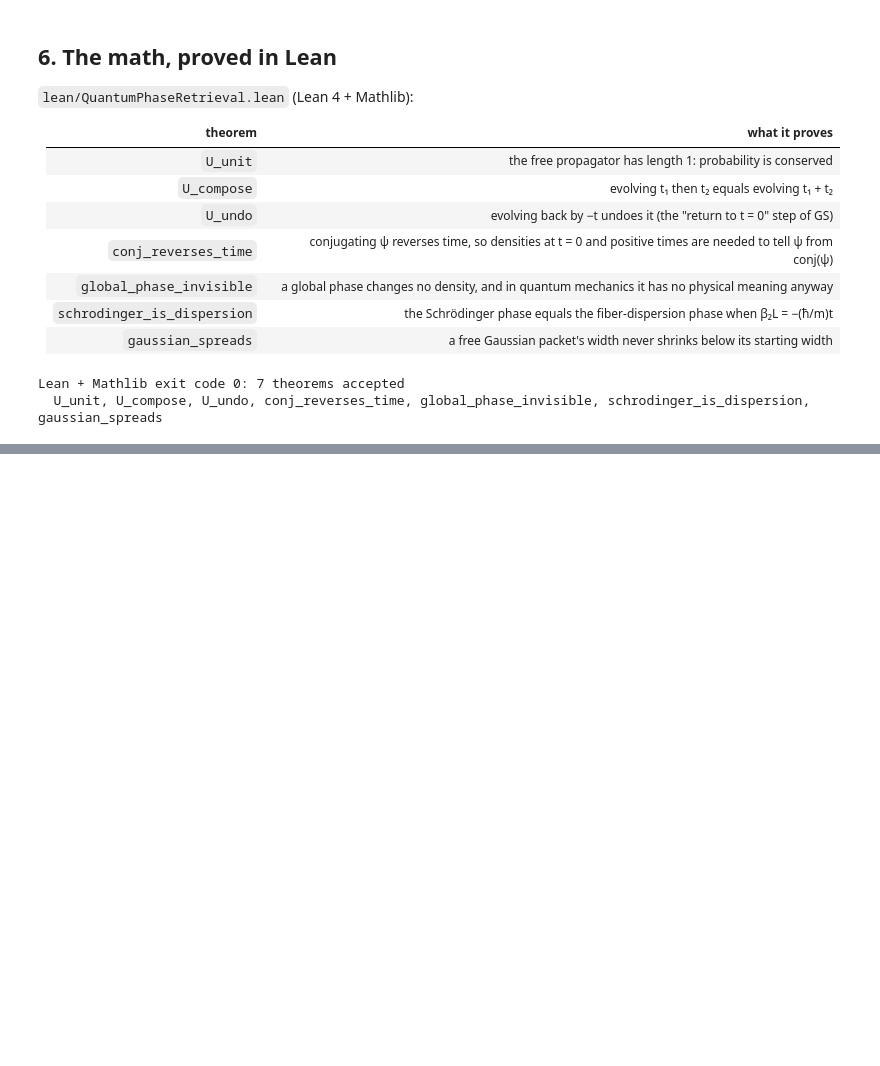
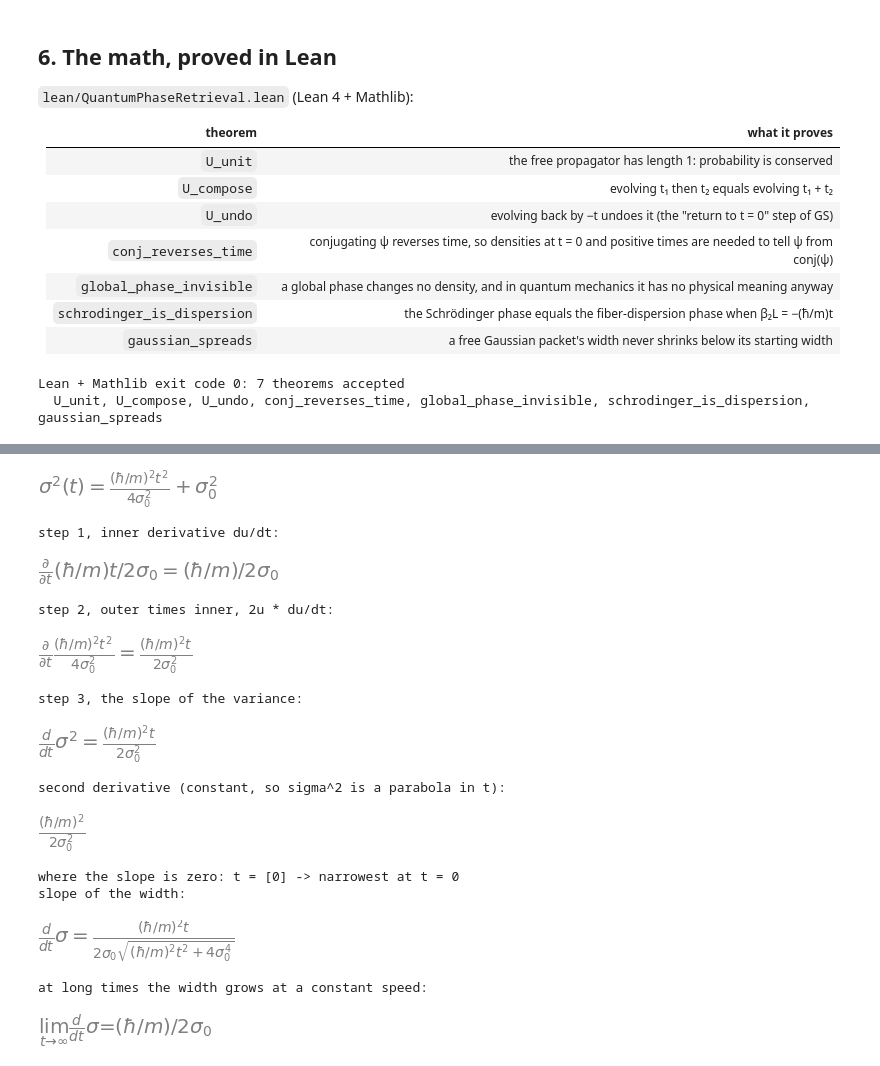
Before and after one commit to ColinsCoding/Dispersion-Assisted-GS-Phase-Recovery, a Jupyter notebook: notebooks/quantum_phase_retrieval.ipynb, the cells around one changed output, grey strips where cells are left out. Cells and saved outputs as stored; diff of their text form; code cells hidden in the pictures; blank space fills up the shorter version.

Commit message:
Add wave-packet spreading: explicit derivatives, torch check, Lean proofs
Co-Authored-By: Claude Opus 5.5 <noreply@anthropic.com>

```diff
--- a/notebooks/quantum_phase_retrieval.ipynb
+++ b/notebooks/quantum_phase_retrieval.ipynb
@@ -224,0 +233,39 @@ Lean + Mathlib exit code 0: 7 theorems accepted
+# %%
+from IPython.display import display
+s0, hm_, t_ = sp.symbols(r'sigma_0 (\hbar/m) t', positive=True)
+u = hm_*t_/(2*s0)                                  # the inner function
+var = s0**2 + u**2
+display(sp.Eq(sp.Symbol(r'\sigma^{2}(t)'), var))
+
+# chain rule, one step at a time: d/dt [u^2] = 2u * du/dt
+du = sp.diff(u, t_)
+print('step 1, inner derivative du/dt:');            display(sp.Eq(sp.Derivative(u, t_), du))
+print('step 2, outer times inner, 2u * du/dt:');      display(sp.Eq(sp.Derivative(u**2, t_), 2*u*du))
+dvar = sp.simplify(2*u*du)
+assert sp.simplify(dvar - sp.diff(var, t_)) == 0     # same answer sp.diff gets in one call
+print('step 3, the slope of the variance:');          display(sp.Eq(sp.Derivative(sp.Symbol(r'\sigma^{2}'), t_), dvar))
+print('second derivative (constant, so sigma^2 is a parabola in t):'); display(sp.diff(var, t_, 2))
+tau = sp.Symbol('t', real=True)                      # allow negative t for this one
+print('where the slope is zero: t =', sp.solve(sp.diff(var.subs(t_, tau), tau), tau), '-> narrowest at t = 0')
+
+# the width itself, sigma = sqrt(var): d sigma/dt = (d var/dt) / (2 sqrt(var))
+sig = sp.sqrt(var)
+dsig = sp.simplify(sp.diff(sig, t_))
+print('slope of the width:');                         display(sp.Eq(sp.Derivative(sp.Symbol('sigma'), t_), dsig))
+print('at long times the width grows at a constant speed:')
+display(sp.Eq(sp.Limit(sp.Derivative(sp.Symbol('sigma'), t_), t_, sp.oo), sp.limit(dsig, t_, sp.oo)))
+# %% [output]
+[figure, added]
+step 1, inner derivative du/dt:
+[figure, added]
+step 2, outer times inner, 2u * du/dt:
+[figure, added]
+step 3, the slope of the variance:
+[figure, added]
+second derivative (constant, so sigma^2 is a parabola in t):
+[figure, added]
+where the slope is zero: t = [0] -> narrowest at t = 0
+slope of the width:
+[figure, added]
+at long times the width grows at a constant speed:
+[figure, added]
```
Also changed, not shown: parts of 5 cells of this notebook, 2 other files.
